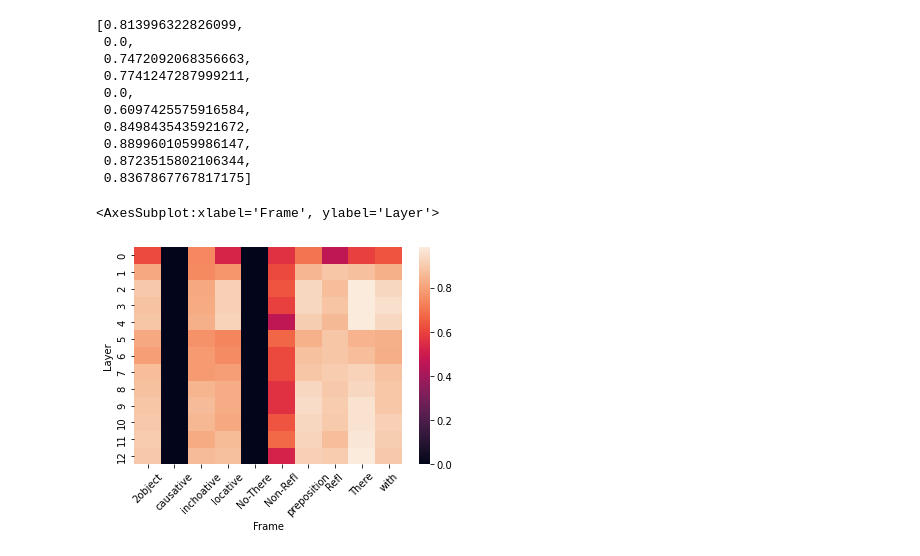
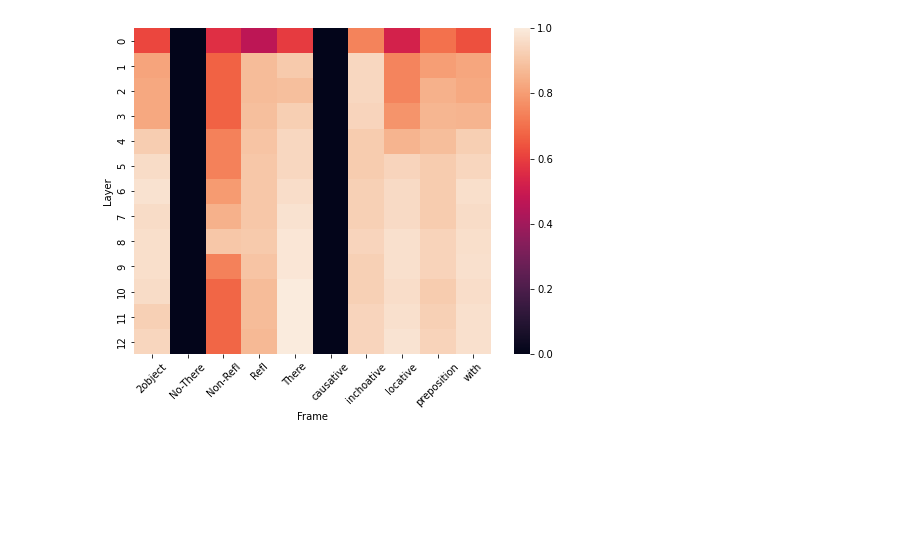
Before and after one commit to kvah/analyzing_verb_alternations_plms, a Jupyter notebook: results/metrics.ipynb, the cells around one changed output. Drawn from its saved outputs; the diff is of its cells as text; code cells hidden in the pictures; blank space fills up the shorter version.

```diff
--- a/results/metrics.ipynb
+++ b/results/metrics.ipynb
@@ -15,23 +15,27 @@ from alternationprober.constants import (
 import matplotlib.pyplot as plt
 import seaborn as sns
 # %%
+def sorting_key(layer_path):
+    """Sort the result paths by the final directory, where ``static`` corresponds to layer 0."""
+    if layer_path.stem == "static":
+        key = 0
+    else:
+        key = int(layer_path.stem)
+    return key
+
 experiment_results = PATH_TO_RESULTS_DIRECTORY / "linear-probe-for-word-embeddings"
 
 layer_paths = experiment_results.glob("*/")
-layer_paths = [path for path in layer_paths if path.is_dir()]
+layer_paths = sorted([path for path in layer_paths if path.is_dir()], key=sorting_key)
 # %%
 layer_dfs = []
 for i, layer_path in enumerate(layer_paths):
     for alternation_csv in layer_path.glob("*.csv"):
         if 'predictions' not in str(alternation_csv):
             layer_df = pd.read_csv(alternation_csv)
-            # Static embeddings correspond to layer 0
-            if layer_path.stem == 'static':
-                layer_df['layer'] = 0
-            else:
-                layer_df['layer'] = i + 1
+            layer_df['layer'] = i
             layer_dfs.append(layer_df)
-all_df = pd.concat(layer_dfs, axis=0)
+all_df = pd.concat(layer_dfs, axis=0).sort_values(by=['layer', 'alternation_class'])
 
 frames = ['inchoative', 'causative', 'preposition', '2object',
     'with', 'locative', 'No-There', 'There', 'Refl', 'Non-Refl']
@@ -100,27 +92,14 @@ for alternation in frames:
-# %%
-all_df.groupby('layer')[['alternation_class', 'mcc']].agg(list).mcc[1]
-# %% [output]
-[0.813996322826099,
- 0.0,
- 0.7472092068356663,
- 0.7741247287999211,
- 0.0,
- 0.6097425575916584,
- 0.8498435435921672,
- 0.8899601059986147,
- 0.8723515802106344,
- 0.8367867767817175]
 # %%
 # Heatmap of layer performance
 layer_mccs = np.array(all_df.groupby('layer')[['mcc']].agg(list).reset_index()['mcc'].values.tolist())
-map = sns.heatmap(layer_mccs, xticklabels=all_df['alternation_class'].unique())
+plt.figure(figsize=(8, 6))
+heatmap = sns.heatmap(layer_mccs, xticklabels=all_df['alternation_class'].unique())
 plt.xlabel('Frame')
 plt.ylabel('Layer')
 plt.xticks(rotation=45)
-map
+heatmap;
 # %% [output]
-<AxesSubplot:xlabel='Frame', ylabel='Layer'>
-[figure, old version]
+[figure, new version]
 # %%
 """
 Note: No-there, causative are expected to have 0 MCC since they only have one class
```
Also changed, not shown: parts of 4 cells of this notebook, 39 other files.
